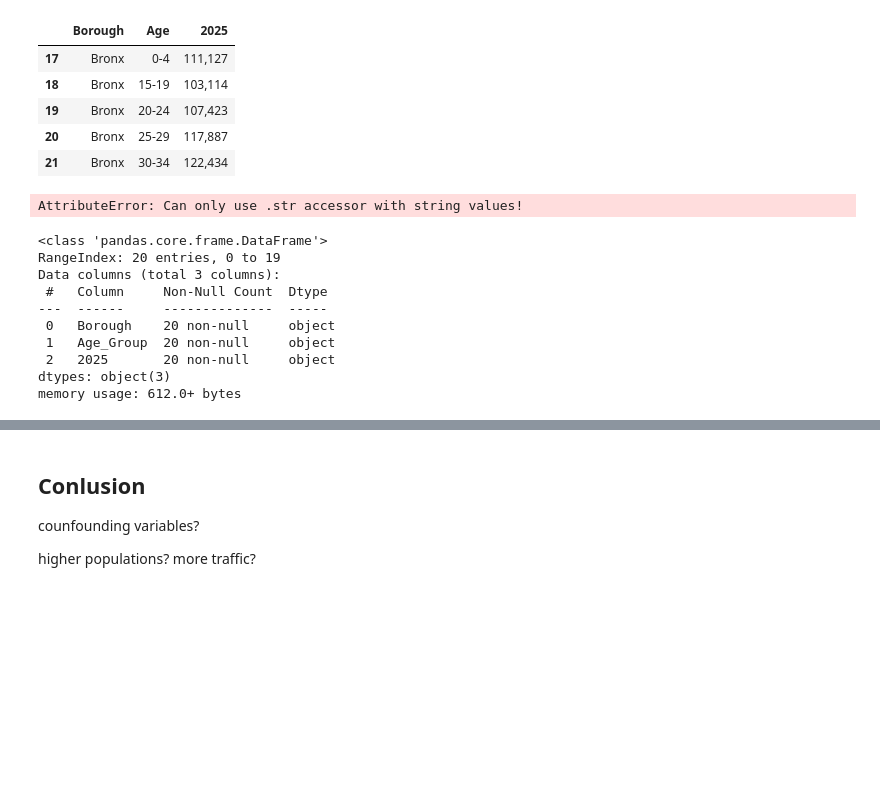
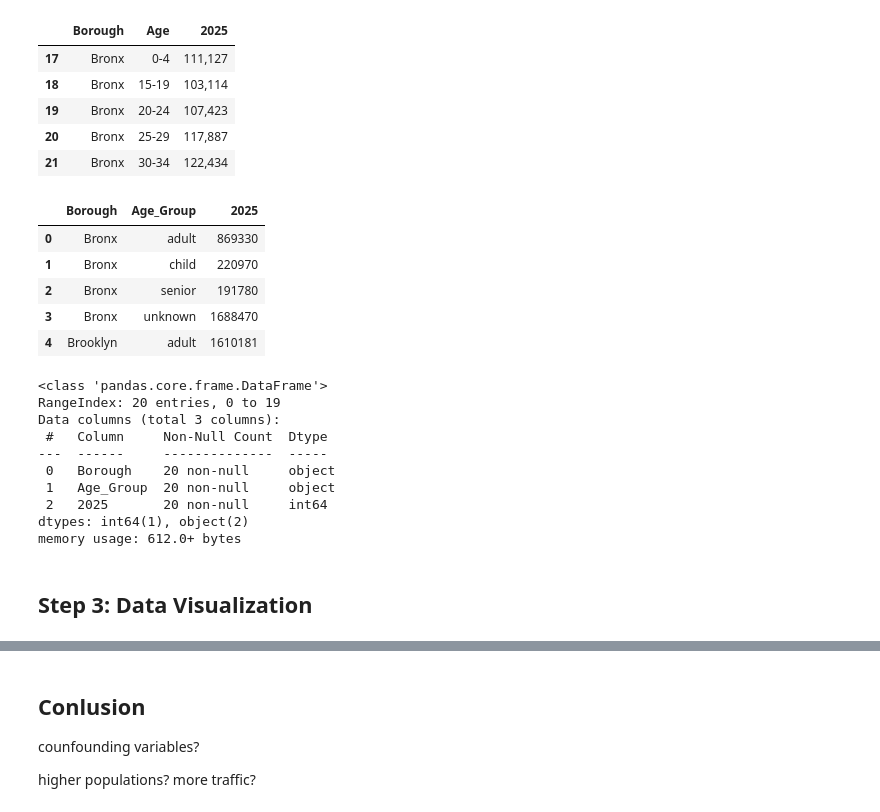
Before and after one commit to sophiacain11-jpg/sophiacain11-jpg.github.io, a Jupyter notebook: Project3.ipynb, the cells around one changed output, grey strips where cells are left out. Drawn from its saved outputs; the diff is of its cells as text; code cells hidden in the pictures; blank space fills up the shorter version.

Commit message:
cleaned and visualized pop age data

```diff
--- a/Project3.ipynb
+++ b/Project3.ipynb
@@ -135,12 +135,15 @@ NYC_pop_age_2025.head()
 
 import numpy as np
 
+NYC_pop_age_2025["Age"] = NYC_pop_age_2025["Age"].str.strip()
 
 # I am converting the 2025 population column from an object to an integer and removing the commas so it will add nicely when I combine age groups.
-NYC_pop_age_2025["2025"] = NYC_pop_age_2025["2025"].str.replace(",", "").astype(int)
+NYC_pop_age_2025["2025"] = pd.to_numeric(
+    NYC_pop_age_2025["2025"].astype(str).str.replace(",", "")
+)
 
 # I am making the three popualtion groups from the age ranges provided.
-child = ["0-4", "15-19"]
+child = ["0-4", "5-9", "10-1415-19"]
 
 adult = [
     "20-24",
@@ -151,35 +154,41 @@ adult = [
     "45-49",
     "50-54",
     "55-59",
     "60-64",
 ]
 
 senior = ["65-69", "70-74", "75-79", "80-84", "85+"]
 
 # I am making a new variable with all three ranges to convert the rows later.
 age_groups = child + adult + senior
 
 # Here is where I am seleting the rows as the three age groups. After recieved an error, I added the default='unknown' to account for data that was not in the three groups.
 NYC_pop_age_2025["Age_Group"] = np.select(
     [
         NYC_pop_age_2025["Age"].isin(child),
         NYC_pop_age_2025["Age"].isin(adult),
         NYC_pop_age_2025["Age"].isin(senior),
     ],
     ["child", "adult", "senior"],
     default="unknown",
 )
 
 # I am using group by to combine the total of the age group rows by borough.
 NYC_pop_age_2025_grouped = NYC_pop_age_2025.groupby(
     ["Borough", "Age_Group"], as_index=False
 )["2025"].sum()
 
 # I am viewing the cleaned data.
 NYC_pop_age_2025_grouped.head()
 # %% [output]
-AttributeError: Can only use .str accessor with string values!
+|  | Borough | Age_Group | 2025 |
+| 0 | Bronx | adult | 869330 |
+| 1 | Bronx | child | 220970 |
+| 2 | Bronx | senior | 191780 |
+| 3 | Bronx | unknown | 1688470 |
+| 4 | Brooklyn | adult | 1610181 |
 # %%
+# This is used to check what data type 2025 is because it would not add up correctly until I converted it to an integer.
 NYC_pop_age_2025_grouped.info()
 # %% [output]
 <class 'pandas.core.frame.DataFrame'>
@@ -189,6 +198,8 @@ Data columns (total 3 columns):
 ---  ------     --------------  -----
  0   Borough    20 non-null     object
  1   Age_Group  20 non-null     object
- 2   2025       20 non-null     object
-dtypes: object(3)
+ 2   2025       20 non-null     int64
+dtypes: int64(1), object(2)
 memory usage: 612.0+ bytes
+# %% [markdown]
+## Step 3: Data Visualization
```
Also changed, not shown: parts of 4 cells of this notebook.
